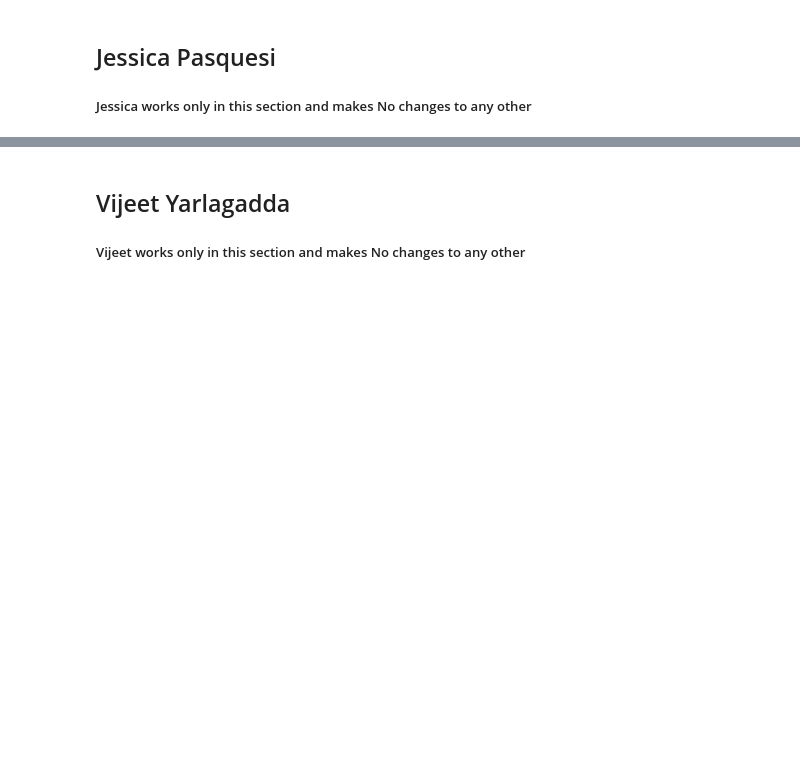
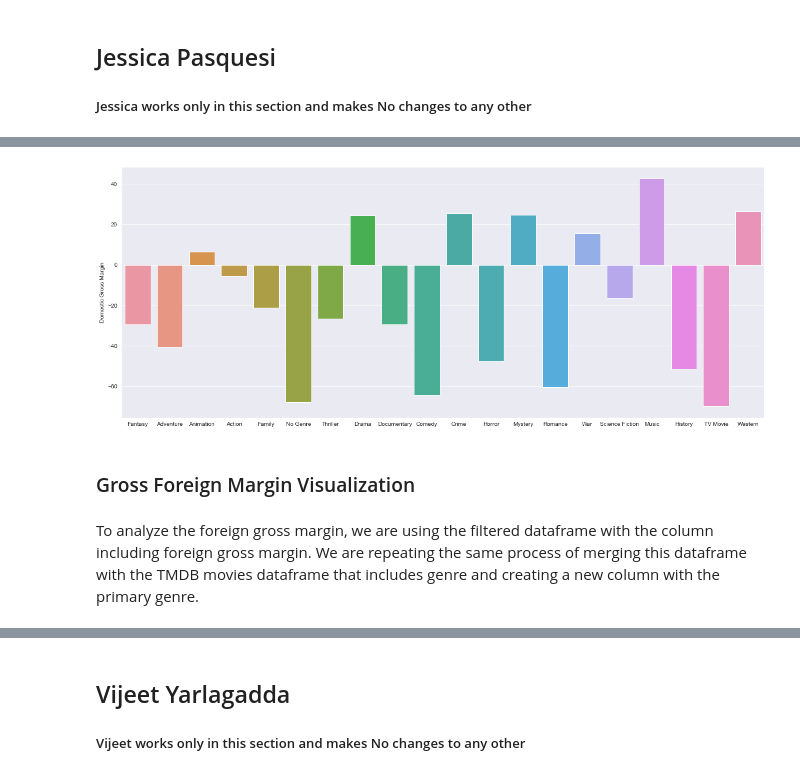
Before and after one commit to masonbatch/dsc-capstone, a Jupyter notebook: student.ipynb, the cells around one changed output, grey strips where cells are left out. Saved outputs shown, nothing was run; the diff lists cells and outputs as text; code cells hidden in the pictures; blank space fills up the shorter version.

```diff
--- a/student.ipynb
+++ b/student.ipynb
@@ -595,0 +883,20 @@ ax2.set_ylabel("Total Profit");
+# %%
+dom_budget_copy = filtered_dom_copy.copy()
+tmdb_dom_budget = pd.merge(tmdb_movies, dom_budget_copy, left_on = 'title', right_on = 'movie')
+# %%
+# Cleaning up the genre_id column in tmbd_dom_budget dataframe.
+tmdb_dom_budget['genre'] = None
+index = 0
+for row in tmdb_dom_budget['genre_ids']:
+    row = row.strip()
+    row = row.replace("[", "")
+    row = row.replace("]", "")
+    row = row.replace(" ", "")
+    row = row.split(",")
+# Creating a new row, genre, to store the name of the first genre that we will be using as the main genre.
+    for key in tmbd_genres.keys():
+        if row[0] == "":
+            tmdb_dom_budget['genre'][index] = 'No Genre'
+        elif int(row[0]) == key:
+            tmdb_dom_budget['genre'][index] = tmbd_genres[key]
+    index+=1
@@ -596,16 +912,15 @@ ax2.set_ylabel("Total Profit");
 # %%
-#genre vs average domestic profit
 fig, ax = plt.subplots(figsize=(20,8))
 
-x_values = tmdb_budget['genre'].unique()
-y_values = tmdb_budget.groupby('genre')['gross_margin_dom'].mean()
-profit_values = tmdb_budget.groupby('genre')['domestic_profit'].mean()
+x_values = tmdb_dom_budget['genre'].unique()
+y_values = tmdb_dom_budget.groupby('genre')['gross_margin_dom'].mean()
 
 sns.barplot(x=x_values, y=y_values)
 ax.set_ylabel("");
 ax.set_ylabel("Domestic Gross Margin");
-
-fig2, ax2 = plt.subplots(figsize=(20,8))
-sns.barplot(x=x_values, y=profit_values)
-ax2.set_ylabel("");
-ax2.set_ylabel("Domestic Profit");
+# %% [output]
+[figure, added]
+# %% [markdown]
+### Gross Foreign Margin Visualization
+# %% [markdown]
+To analyze the foreign gross margin, we are using the filtered dataframe with the column including foreign gross margin. We are repeating the same process of merging this dataframe with the TMDB movies dataframe that includes genre and creating a new column with the primary genre.
```
Also changed, not shown: parts of 61 cells of this notebook.
